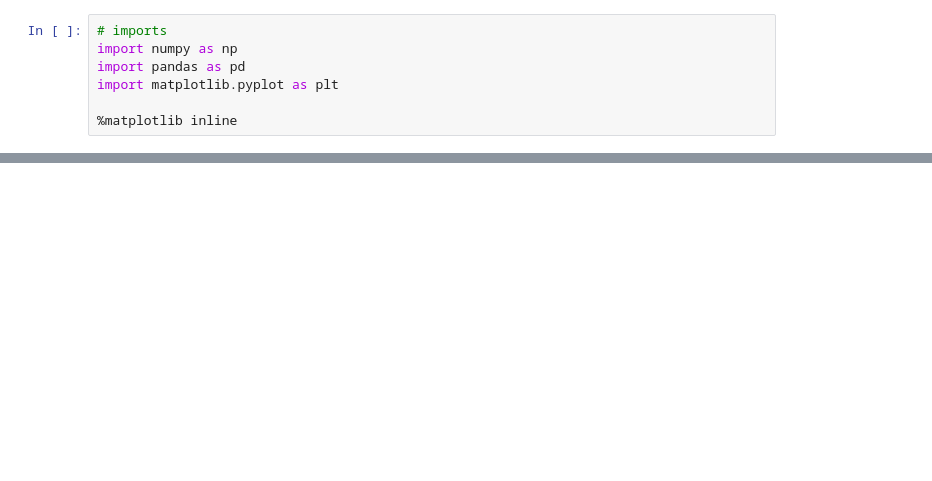
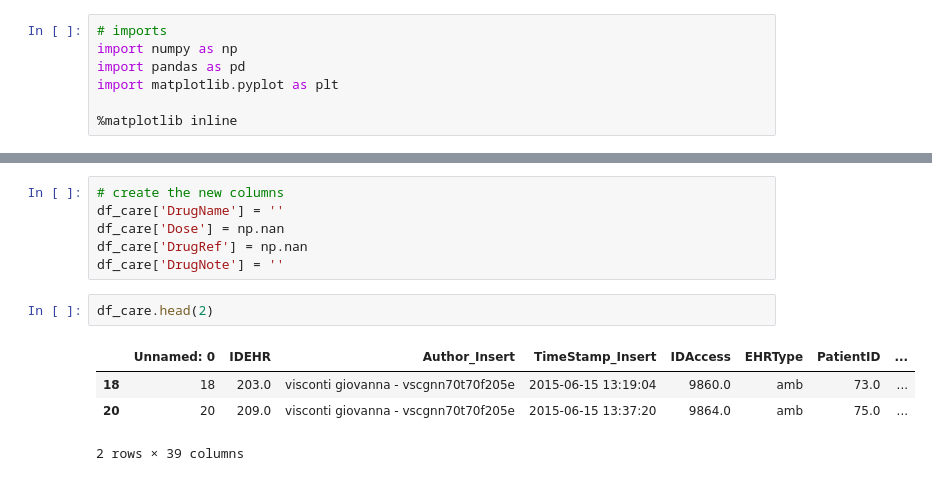
Before and after one commit to ryflect/cs692r-hospice, a Jupyter notebook: Text Processing (Drug).ipynb, the cells around one changed output, grey strips where cells are left out. Drawn from its saved outputs; the diff is of its cells as text; blank space fills up the shorter version.

```diff
--- a/Text Processing (Drug).ipynb
+++ b/Text Processing (Drug).ipynb
@@ -33,0 +74,13 @@ dtype: object
+# %%
+# create the new columns
+df_care['DrugName'] = ''
+df_care['Dose'] = np.nan
+df_care['DrugRef'] = np.nan
+df_care['DrugNote'] = ''
+# %%
+df_care.head(2)
+# %% [output]
+|  | Unnamed: 0 | IDEHR | Author_Insert | TimeStamp_Insert | IDAccess | EHRType | PatientID | ... |
+| 18 | 18 | 203.0 | visconti giovanna - vscgnn70t70f205e | 2015-06-15 13:19:04 | 9860.0 | amb | 73.0 | ... |
+| 20 | 20 | 209.0 | visconti giovanna - vscgnn70t70f205e | 2015-06-15 13:37:20 | 9864.0 | amb | 75.0 | ... |
+2 rows × 39 columns
```
Also changed, not shown: parts of 17 cells of this notebook, 6 other files.
